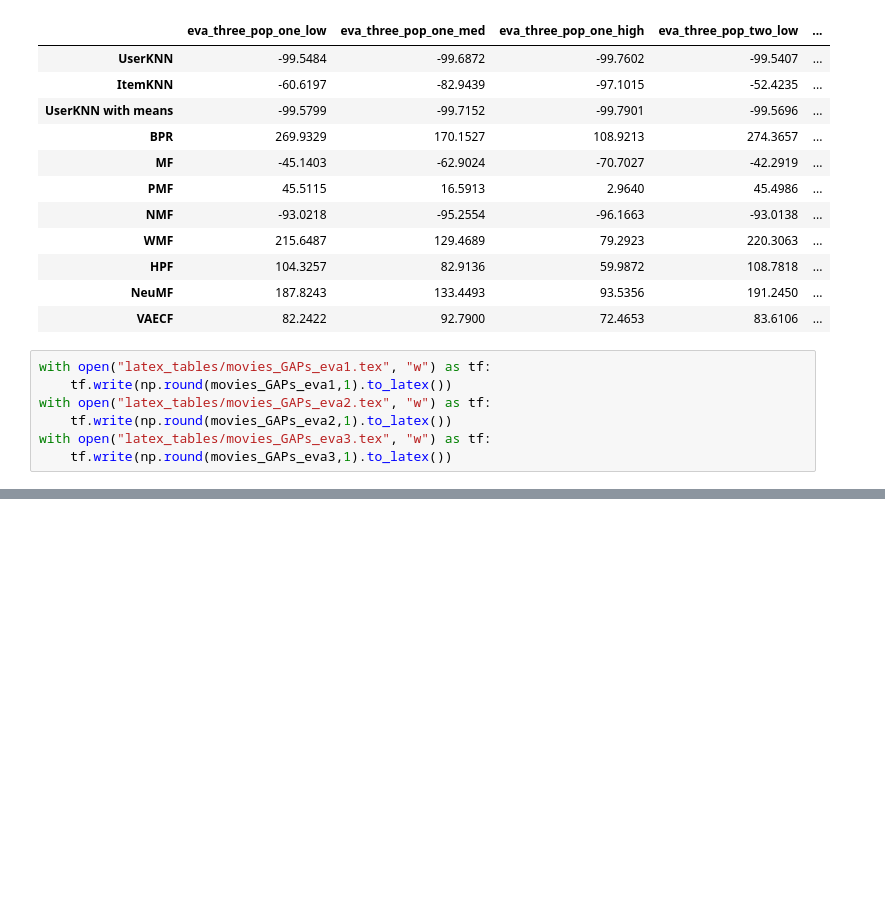
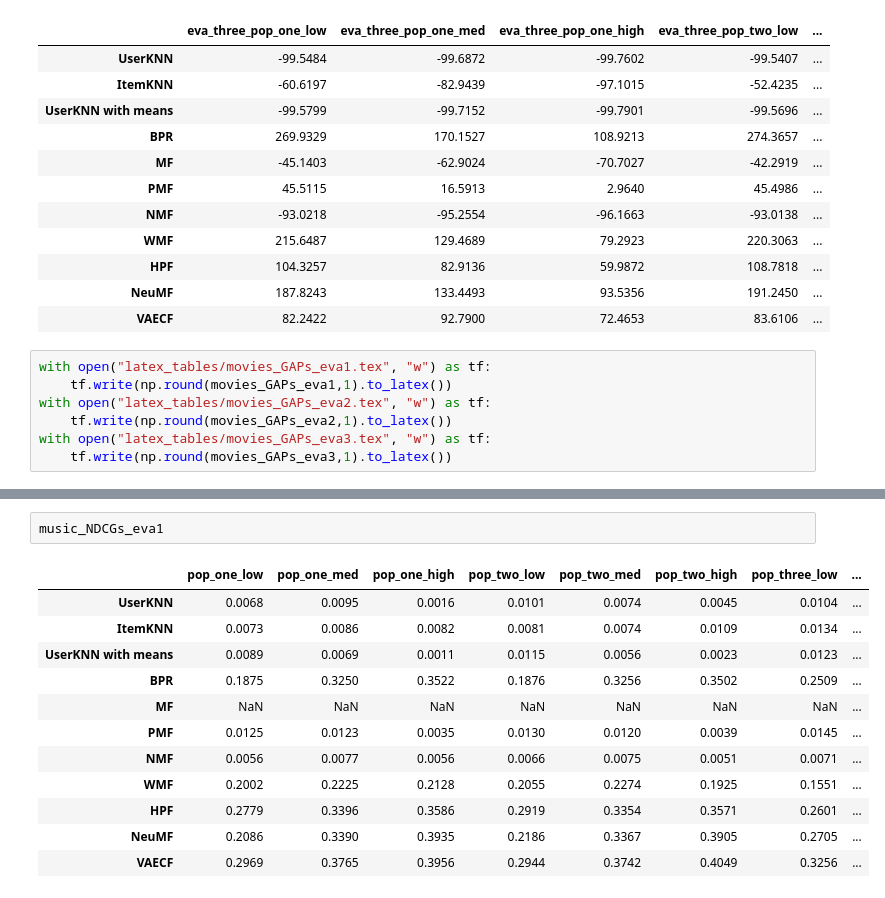
Before and after one commit to SavvinaDaniil/UnfairnessOfPopularityBias, a Jupyter notebook: 6. Analyze additional results.ipynb, the cells around one changed output, grey strips where cells are left out. Saved outputs shown, nothing was run; the diff lists cells and outputs as text; blank space fills up the shorter version.

```diff
--- a/6. Analyze additional results.ipynb
+++ b/6. Analyze additional results.ipynb
@@ -424,0 +475,15 @@ with open("latex_tables/movies_GAPs_eva3.tex", "w") as tf:
+# %%
+music_NDCGs_eva1
+# %% [output]
+|  | pop_one_low | pop_one_med | pop_one_high | pop_two_low | pop_two_med | pop_two_high | pop_three_low | ... |
+| UserKNN | 0.0068 | 0.0095 | 0.0016 | 0.0101 | 0.0074 | 0.0045 | 0.0104 | ... |
+| ItemKNN | 0.0073 | 0.0086 | 0.0082 | 0.0081 | 0.0074 | 0.0109 | 0.0134 | ... |
+| UserKNN with means | 0.0089 | 0.0069 | 0.0011 | 0.0115 | 0.0056 | 0.0023 | 0.0123 | ... |
+| BPR | 0.1875 | 0.3250 | 0.3522 | 0.1876 | 0.3256 | 0.3502 | 0.2509 | ... |
+| MF | NaN | NaN | NaN | NaN | NaN | NaN | NaN | ... |
+| PMF | 0.0125 | 0.0123 | 0.0035 | 0.0130 | 0.0120 | 0.0039 | 0.0145 | ... |
+| NMF | 0.0056 | 0.0077 | 0.0056 | 0.0066 | 0.0075 | 0.0051 | 0.0071 | ... |
+| WMF | 0.2002 | 0.2225 | 0.2128 | 0.2055 | 0.2274 | 0.1925 | 0.1551 | ... |
+| HPF | 0.2779 | 0.3396 | 0.3586 | 0.2919 | 0.3354 | 0.3571 | 0.2601 | ... |
+| NeuMF | 0.2086 | 0.3390 | 0.3935 | 0.2186 | 0.3367 | 0.3905 | 0.2705 | ... |
+| VAECF | 0.2969 | 0.3765 | 0.3956 | 0.2944 | 0.3742 | 0.4049 | 0.3256 | ... |
```
Also changed, not shown: parts of 11 cells of this notebook, 7 other files.
